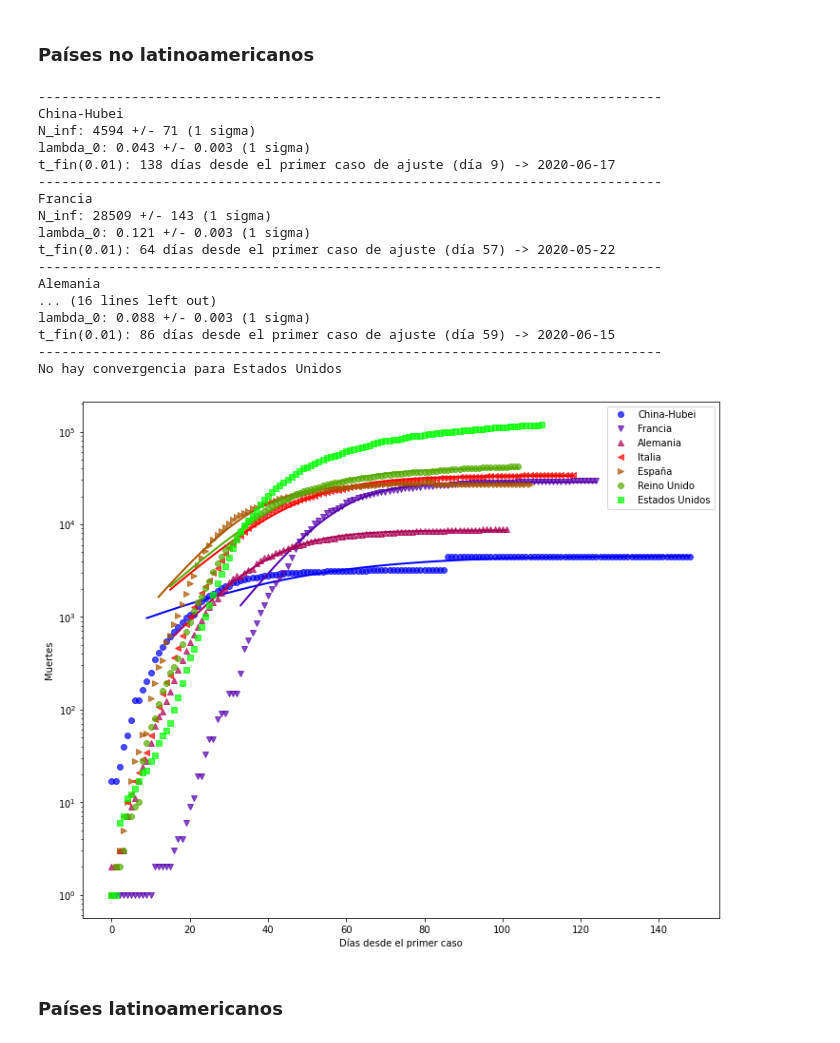
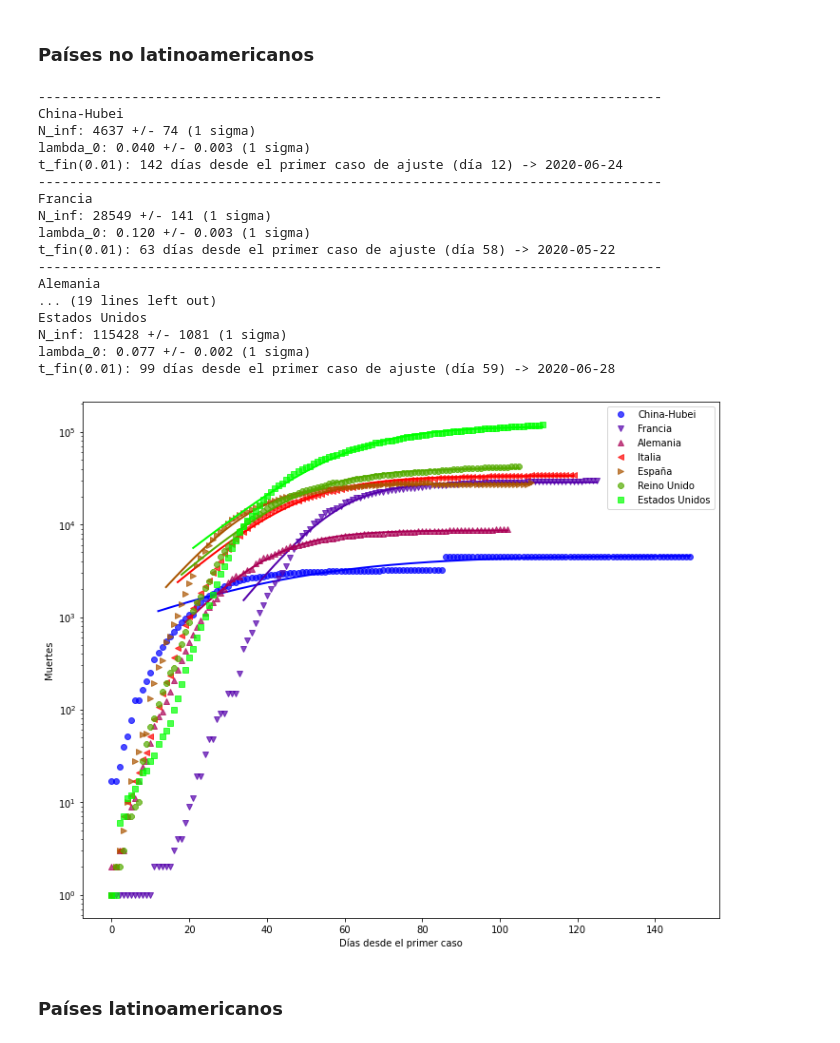
Before and after one commit to manuxch/logistic-covid19, a Jupyter notebook: Logistic_model_COVID-19.ipynb, the cells around one changed output. Saved outputs shown, nothing was run; the diff lists cells and outputs as text; code cells hidden in the pictures.

```diff
--- a/Logistic_model_COVID-19.ipynb
+++ b/Logistic_model_COVID-19.ipynb
@@ -253,26 +253,26 @@ El número de personas fallecidas por el COVID-19 se registra con mayor precisi
 # %% [markdown]
 ### Países no latinoamericanos
 # %%
-plot_fit(deadths_no_lat, 200, 'Muertes', logscale=True, p_fin=0.01)
+plot_fit(deadths_no_lat, 400, 'Muertes', logscale=True, p_fin=0.01)
 # %% [output]
 --------------------------------------------------------------------------------
 China-Hubei
-N_inf: 4594 +/- 71 (1 sigma)
-lambda_0: 0.043 +/- 0.003 (1 sigma)
-t_fin(0.01): 138 días desde el primer caso de ajuste (día 9) -> 2020-06-17
+N_inf: 4637 +/- 74 (1 sigma)
+lambda_0: 0.040 +/- 0.003 (1 sigma)
+t_fin(0.01): 142 días desde el primer caso de ajuste (día 12) -> 2020-06-24
 --------------------------------------------------------------------------------
 Francia
-N_inf: 28509 +/- 143 (1 sigma)
-lambda_0: 0.121 +/- 0.003 (1 sigma)
-t_fin(0.01): 64 días desde el primer caso de ajuste (día 57) -> 2020-05-22
+N_inf: 28549 +/- 141 (1 sigma)
+lambda_0: 0.120 +/- 0.003 (1 sigma)
+t_fin(0.01): 63 días desde el primer caso de ajuste (día 58) -> 2020-05-22
 --------------------------------------------------------------------------------
 Alemania
-... (16 lines left out)
-lambda_0: 0.088 +/- 0.003 (1 sigma)
-t_fin(0.01): 86 días desde el primer caso de ajuste (día 59) -> 2020-06-15
---------------------------------------------------------------------------------
-No hay convergencia para Estados Unidos
+... (19 lines left out)
+Estados Unidos
+N_inf: 115428 +/- 1081 (1 sigma)
+lambda_0: 0.077 +/- 0.002 (1 sigma)
+t_fin(0.01): 99 días desde el primer caso de ajuste (día 59) -> 2020-06-28
-[figure, old version]
+[figure, new version]
 # %% [markdown]
 ### Países latinoamericanos
 # %%
```
Also changed, not shown: parts of 8 cells of this notebook.
